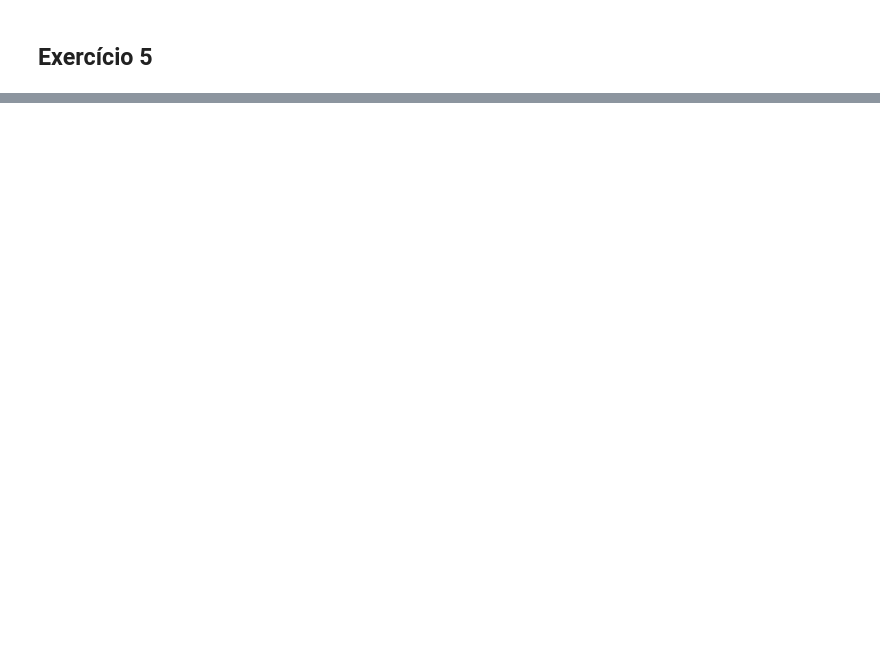
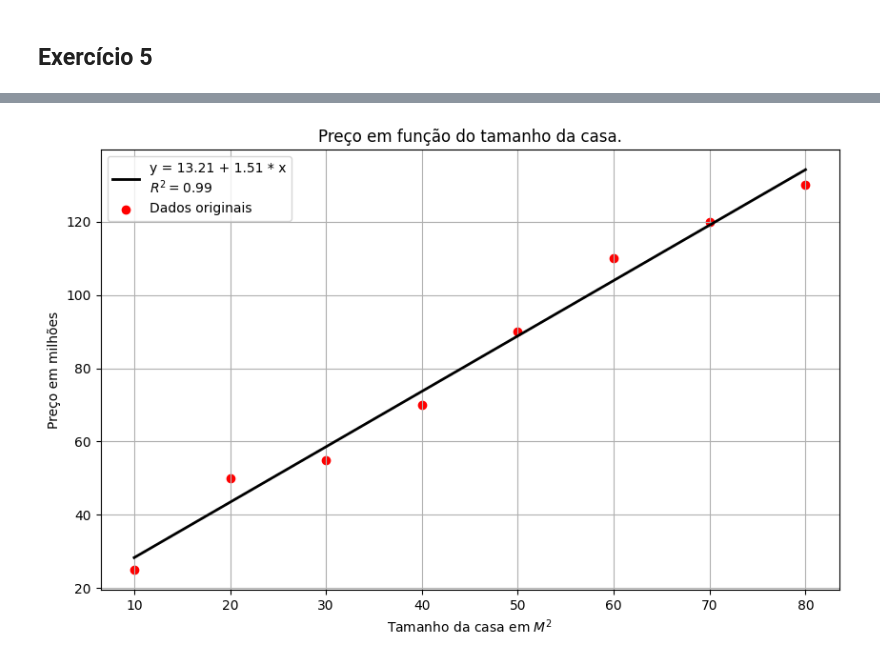
Before and after one commit to Dovaco/Listas_m-todos_2, a Jupyter notebook: Lista2_métodos.ipynb, the cells around one changed output, grey strips where cells are left out. Saved outputs shown, nothing was run; the diff lists cells and outputs as text; code cells hidden in the pictures; blank space fills up the shorter version.

```diff
--- a/Lista2_métodos.ipynb
+++ b/Lista2_métodos.ipynb
@@ -305,0 +295,4 @@ None
+# %%
+regres_linear(tamanho, preco,'Tamanho da casa em $M^2$' , 'Preço em milhões' , 'Preço em função do tamanho da casa.' )
+# %% [output]
+[figure, added]
```
Also changed, not shown: parts of 14 cells of this notebook.
